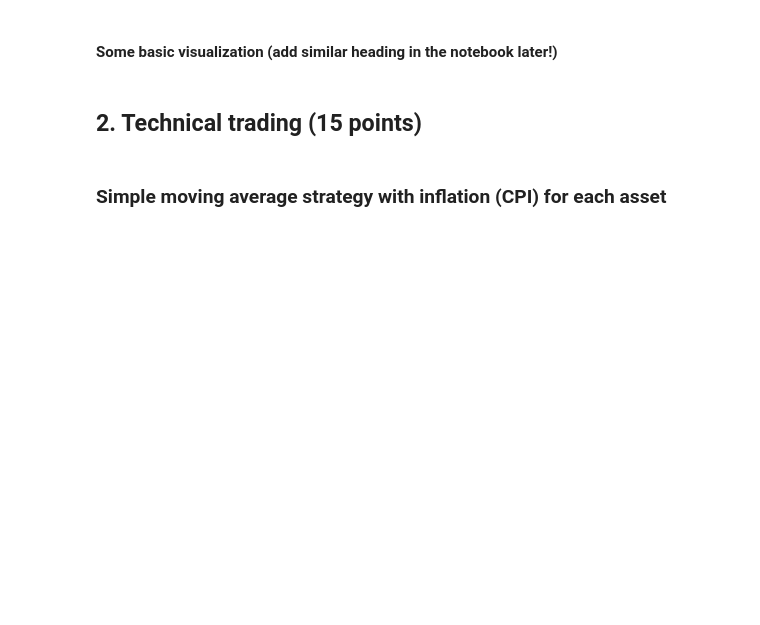
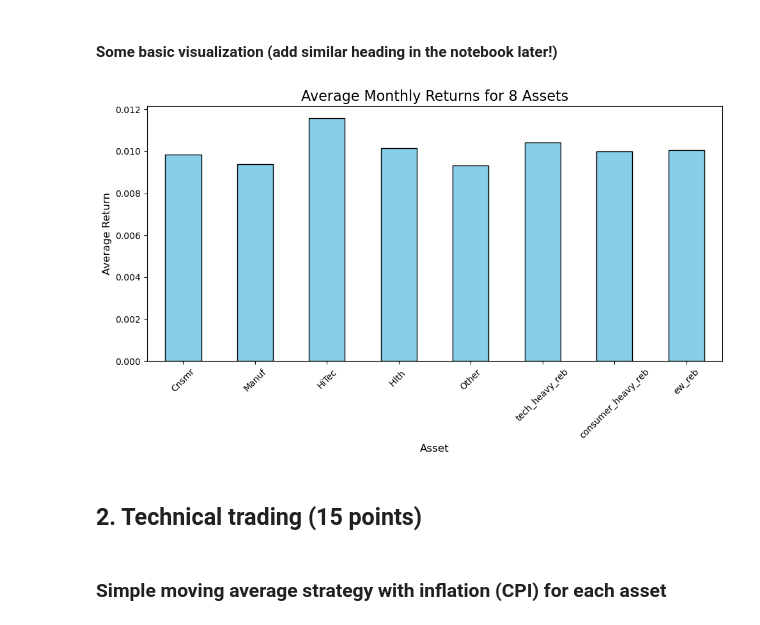
Before and after one commit to SteveMaglio/FINA4335_Final_Project, a Jupyter notebook: Final project-part I_submission notebook.ipynb, the cells around one changed output. Drawn from its saved outputs; the diff is of its cells as text; code cells hidden in the pictures; blank space fills up the shorter version.

```diff
--- a/Final project-part I_submission notebook.ipynb
+++ b/Final project-part I_submission notebook.ipynb
@@ -68,3 +82,19 @@ print(ff5ind_monthlyret.tail(3))
 ### Create three additional portfolios (15 points)
 # %%
 # Write your code in the provided code cell; you can add more cells (same applies below, no further repetition).
+#Set weights for the portfolios
+weights_tech_reb = np.array([0.15, 0.15, 0.40, 0.15, 0.15])
+weights_consumer_reb = np.array([0.40, 0.15, 0.15, 0.15, 0.15])
+weights_ew_reb = np.array([0.20, 0.20, 0.20, 0.20, 0.20])
+
+#apply weights to rebalanced portfolios
+Extra_3assets = pd.DataFrame({
+    'tech_heavy_reb': np.dot(ff5ind_monthlyret, weights_tech_reb),
+    'consumer_heavy_reb': np.dot(ff5ind_monthlyret, weights_consumer_reb),
+    'ew_reb': np.dot(ff5ind_monthlyret, weights_ew_reb)
+}, index=ff5ind_monthlyret.index)
+
+#Testing
+print("\nFirst 3 rows of portfolio returns (`Extra_3assets`):")
+print(Extra_3assets.head(3))
+print(Extra_3assets.columns)
@@ -74,2 +120,6 @@ Extra_3assets.head()
 # %% [markdown]
 #### Merge self-created portfolio returns with industry portfolio returns
+# %%
+#Merge dataframes
+assets_monthly = ff5ind_monthlyret.join(Extra_3assets)
+print(assets_monthly.head)
@@ -79,5 +155,20 @@ print(assets_monthly.iloc[:,-5:].head())
 # %% [markdown]
 #### Some basic visualization (add similar heading in the notebook later!)
+# %%
+#Get means for pfs
+average_returns = assets_monthly.mean()
+
+#Plot figure
+plt.figure(figsize=(10, 6))
+average_returns.plot(kind='bar', color='skyblue', edgecolor='black')
+plt.title("Average Monthly Returns for 8 Assets", fontsize=16)
+plt.xlabel("Asset", fontsize=12)
+plt.ylabel("Average Return", fontsize=12)
+plt.xticks(rotation=45)
+plt.tight_layout()
+plt.show()
+# %% [output]
+[figure, added]
 # %% [markdown]
 ## 2. Technical trading (15 points)
 # %% [markdown]
```
Also changed, not shown: parts of 13 cells of this notebook, 1 other file.
